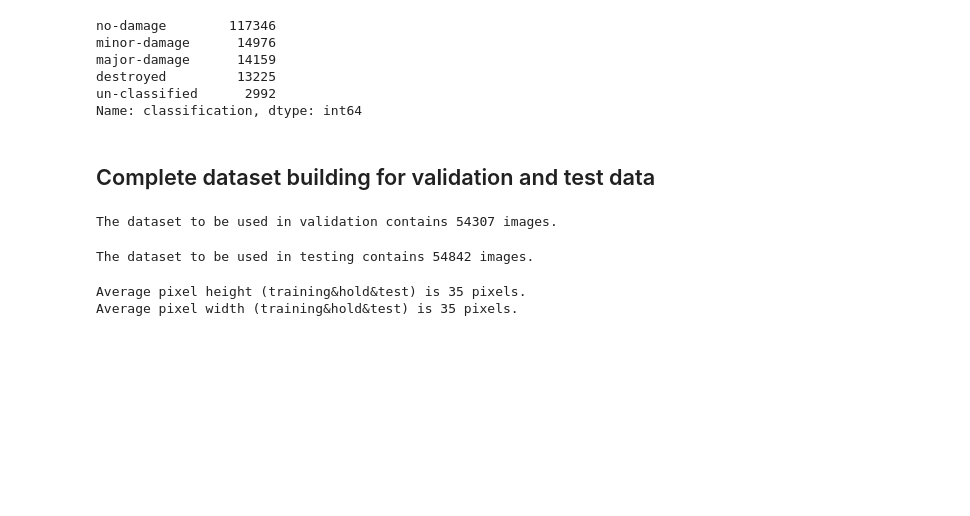
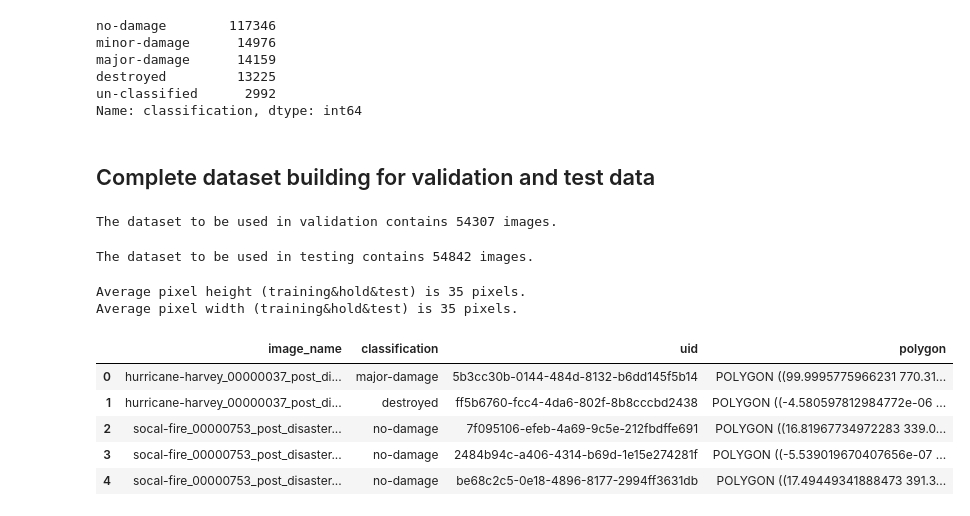
Before and after one commit to SiddarthR56/Building-Damage-Detection-in-Ukraine, a Jupyter notebook: data/preprocessing_classification_data.ipynb, the cells around one changed output. Cells and saved outputs as stored; diff of their text form; code cells hidden in the pictures; blank space fills up the shorter version.

```diff
--- a/data/preprocessing_classification_data.ipynb
+++ b/data/preprocessing_classification_data.ipynb
@@ -176,3 +176,12 @@ print("Average pixel width (training&hold&test) is " + str(round(sum(width) / le
 # %% [output]
 Average pixel height (training&hold&test) is 35 pixels.
 Average pixel width (training&hold&test) is 35 pixels.
+# %%
+df.head()
+# %% [output]
+|  | image_name | classification | uid | polygon |
+| 0 | hurricane-harvey_00000037_post_di... | major-damage | 5b3cc30b-0144-484d-8132-b6dd145f5b14 | POLYGON ((99.9995775966231 770.31... |
+| 1 | hurricane-harvey_00000037_post_di... | destroyed | ff5b6760-fcc4-4da6-802f-8b8cccbd2438 | POLYGON ((-4.580597812984772e-06 ... |
+| 2 | socal-fire_00000753_post_disaster... | no-damage | 7f095106-efeb-4a69-9c5e-212fbdffe691 | POLYGON ((16.81967734972283 339.0... |
+| 3 | socal-fire_00000753_post_disaster... | no-damage | 2484b94c-a406-4314-b69d-1e15e274281f | POLYGON ((-5.539019670407656e-07 ... |
+| 4 | socal-fire_00000753_post_disaster... | no-damage | be68c2c5-0e18-4896-8177-2994ff3631db | POLYGON ((17.49449341888473 391.3... |
```
Also changed, not shown: 2 other files.
